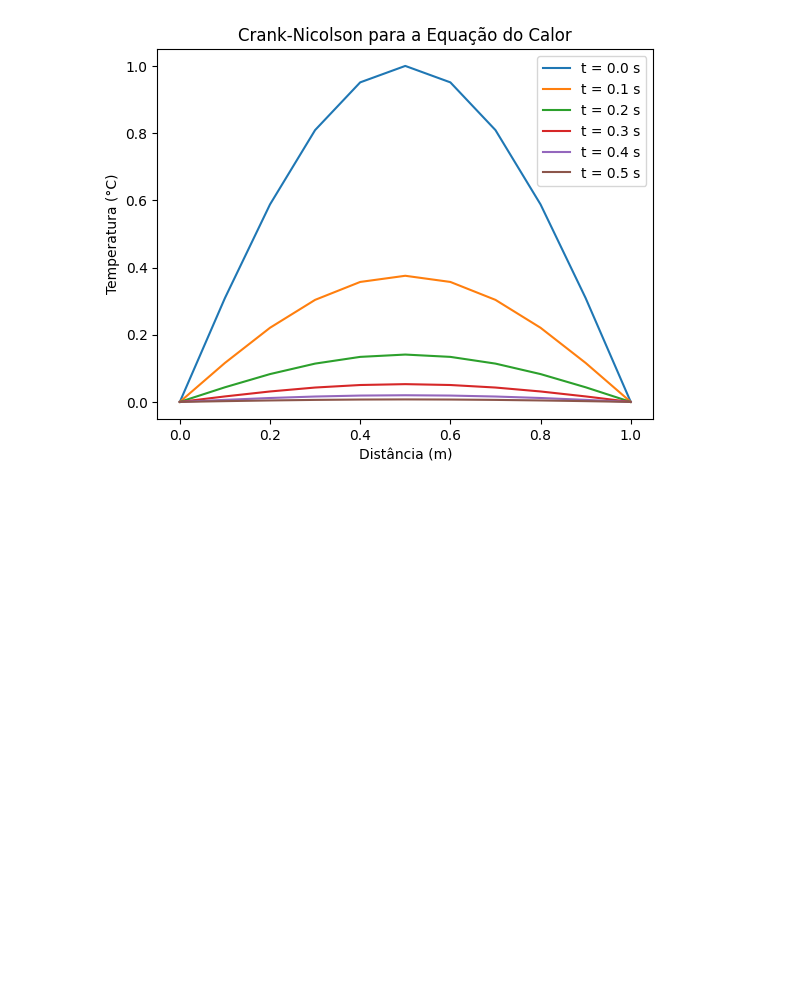
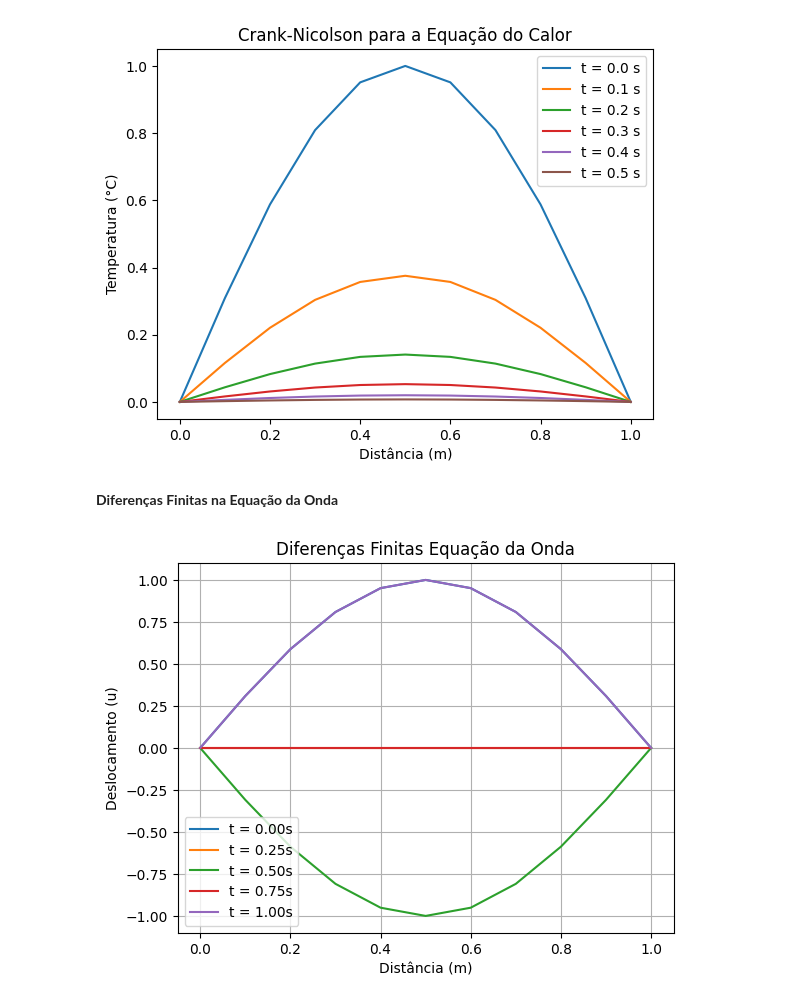
Before and after one commit to JonathanWNogueira/burden_numerical_analysis, a Jupyter notebook: 12.ipynb, the cells around one changed output. Cells and saved outputs as stored; diff of their text form; code cells hidden in the pictures; blank space fills up the shorter version.

Commit message:
wave finite difference

```diff
--- a/12.ipynb
+++ b/12.ipynb
@@ -176,10 +176,7 @@ plt.show()
 # %% [markdown]
 **Crank-Nicolson**
 # %%
-def f(x):
-    return np.sin(np.pi * x)
-
-def crank_nicolson(l, T, alpha, m, N, a, b):
+def crank_nicolson(f, l, T, alpha, m, N, a, b):
     h = l / m
     k = T / N
     lamb = (alpha**2 * k) / (h**2)
@@ -219,7 +216,7 @@ def crank_nicolson(l, T, alpha, m, N, a, b):
 
 m, N = 10, 100
 
-w = crank_nicolson(l, T, alpha, m, N, a, b)
+w = crank_nicolson(f, l, T, alpha, m, N, a, b)
 
 t = [i/10 for i in range(6)]
 
@@ -234,3 +231,54 @@ plt.legend()
 plt.show()
 # %% [output]
 [figure]
+# %% [markdown]
+**Diferenças Finitas na Equação da Onda**
+# %%
+def f(x):
+    return np.sin(np.pi * x)
+
+def g(x):
+    return 0
+
+def finite_difference(f, l, t, m, N, alpha, a, b):
+    h = l / m
+    k = t / N
+    lamb = alpha * k / h
+
+    w = np.zeros((N+1, m+1))
+
+    for j in range(1, N+1):
+        w[j, 0] = a
+        w[j, m] = b
+
+    for i in range(1, m):
+        w[0, i] = f(i * h)
+        w[1, i] = (1 - lamb**2) * f(i * h) + ((lamb**2) / 2) * (f((i+1) * h) + f((i-1) * h)) + k * g(i * h)
+
+    for j in range(1, N):
+        for i in range(1, m):
+            w[j+1, i] = 2 * (1 - lamb**2) * w[j, i] + (lamb**2) * (w[j, i+1] + w[j, i-1]) - w[j-1, i]
+
+    return w
+
+l, T = 1, 1
+m, N = 10, 20
+alpha = 2
+a, b = 0, 0
+
+w = finite_difference(f, l, T, m, N, alpha, a, b)
+
+x = np.linspace(0, l, m+1)
+t = np.linspace(0, T, N+1)
+
+for j in range(0, N+1, 5):
+    plt.plot(x, w[j, :], label=f't = {t[j]:.2f}s')
+
+plt.xlabel('Distância (m)')
+plt.ylabel('Deslocamento (u)')
+plt.title('Diferenças Finitas Equação da Onda')
+plt.legend()
+plt.grid(True)
+plt.show()
+# %% [output]
+[figure, added]
```
